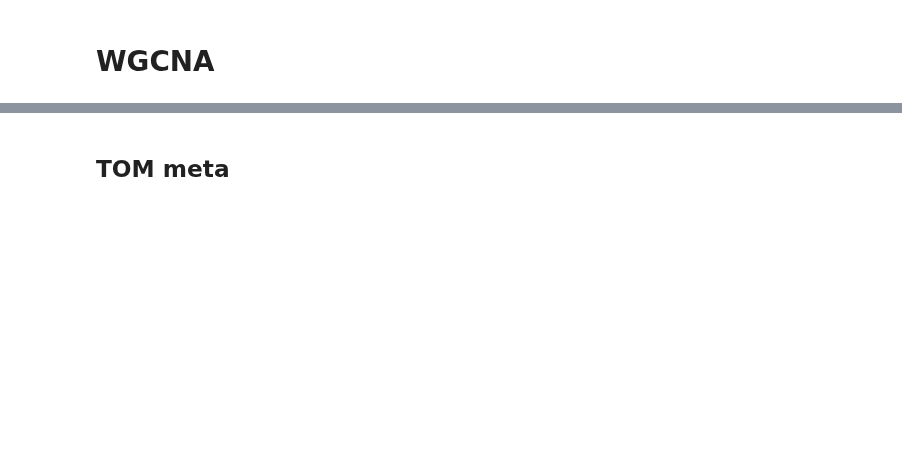
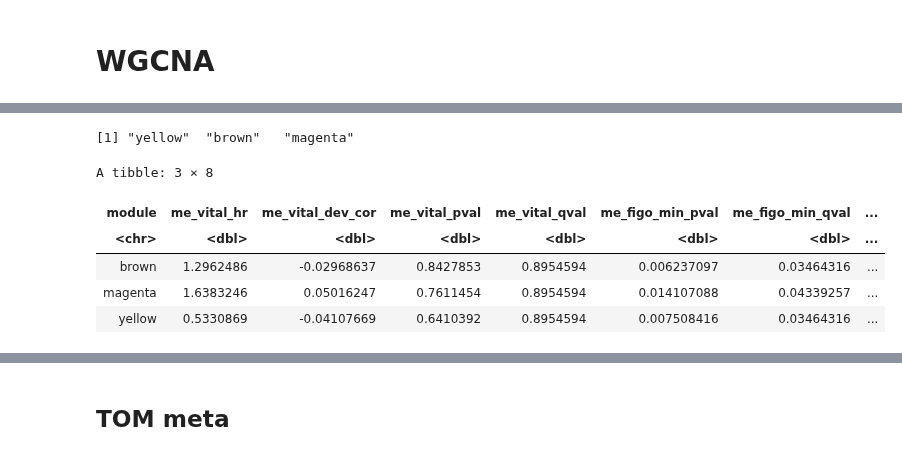
Before and after one commit to fogg-lab/characterizing-ecm-transcriptome-of-endometriosis, a Jupyter notebook: meta_analysis/gene_lists_and_meta.ipynb, the cells around one changed output, grey strips where cells are left out. Saved outputs shown, nothing was run; the diff lists cells and outputs as text; code cells hidden in the pictures; blank space fills up the shorter version.

```diff
--- a/meta_analysis/gene_lists_and_meta.ipynb
+++ b/meta_analysis/gene_lists_and_meta.ipynb
@@ -242,0 +243,17 @@ $n_sig_genes
+# %%
+wgcna_meta_ls$modules
+# %% [output]
+[1] "yellow"  "brown"   "magenta"
+# %%
+condensed_network_me_sig_df <- network_me_sig_df %>%
+    condense_figo(include_pvals = TRUE) %>%
+    dplyr::rename_if(!startsWith(colnames(.), "module"), ~ gsub("^", "me_", .))
+condensed_network_me_sig_df %>%
+    filter(me_figo_min_qval < q_me_thresh)
+# %% [output]
+A tibble: 3 × 8
+| module | me_vital_hr | me_vital_dev_cor | me_vital_pval | me_vital_qval | me_figo_min_pval | me_figo_min_qval | ... |
+| <chr> | <dbl> | <dbl> | <dbl> | <dbl> | <dbl> | <dbl> | ... |
+| brown | 1.2962486 | -0.02968637 | 0.8427853 | 0.8954594 | 0.006237097 | 0.03464316 | ... |
+| magenta | 1.6383246 | 0.05016247 | 0.7611454 | 0.8954594 | 0.014107088 | 0.04339257 | ... |
+| yellow | 0.5330869 | -0.04107669 | 0.6410392 | 0.8954594 | 0.007508416 | 0.03464316 | ... |
```
Also changed, not shown: parts of 19 cells of this notebook, 2 other files.
